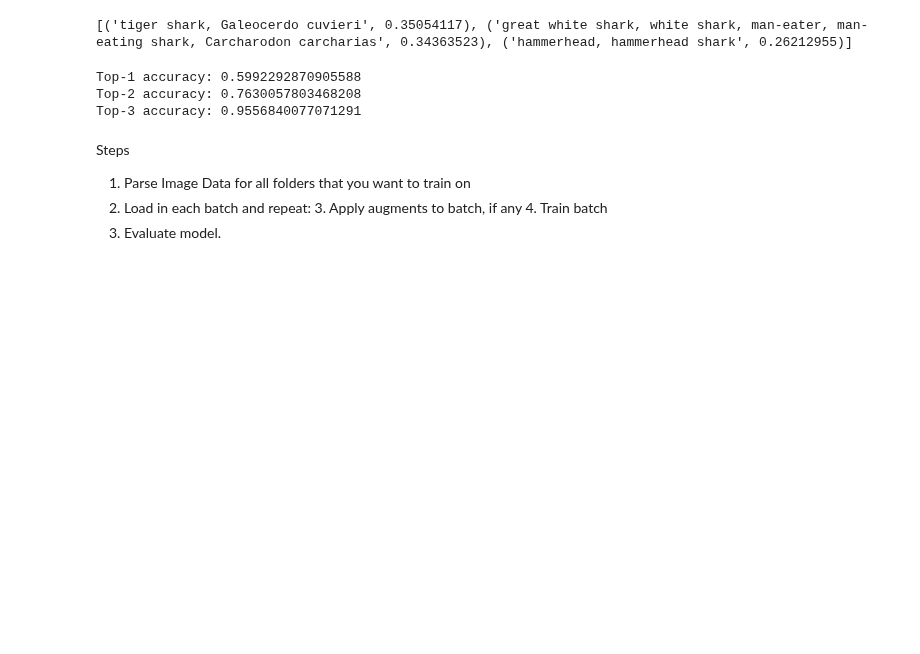
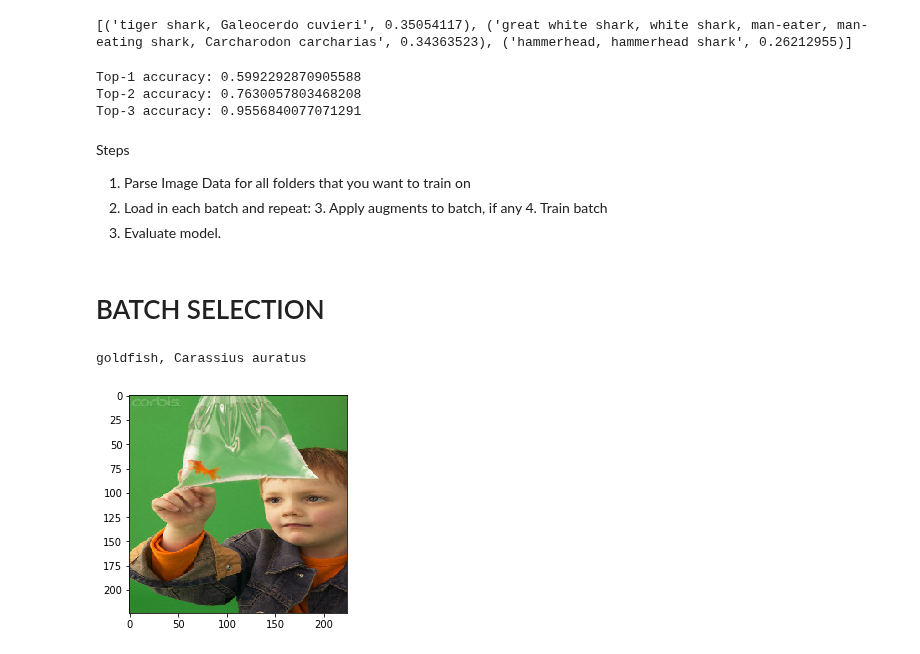
Before and after one commit to alswilli/Object-Classificaton-and-Localization-on-ImageNet, a Jupyter notebook: new-pipeline.ipynb, the cells around one changed output. Drawn from its saved outputs; the diff is of its cells as text; code cells hidden in the pictures; blank space fills up the shorter version.

```diff
--- a/new-pipeline.ipynb
+++ b/new-pipeline.ipynb
@@ -191,3 +210,23 @@ Steps
     3. Apply augments to batch, if any
     4. Train batch
 5. Evaluate model.
+# %% [markdown]
+# BATCH SELECTION
+# %%
+f = h5py.File(os.path.join(pp.h5Path, h5filename), 'r')
+train_x = f['x_train']
+train_y = f['y_train']
+batch_size = 50
+
+idxs = np.random.permutation(len(train_x))
+batches = utils.chunks(idxs, batch_size)
+batches_sorted = [np.sort(b) for b in batches]
+# %%
+x = train_x[list(batches_sorted[0])]
+y = train_y[list(batches_sorted[0])]
+# %%
+pp.displayImage(x[1])
+print(pp.translateID(y[1].decode('utf-8')))
+# %% [output]
+goldfish, Carassius auratus
+[figure, added]
```
Also changed, not shown: parts of 3 cells of this notebook, 1 other file.
